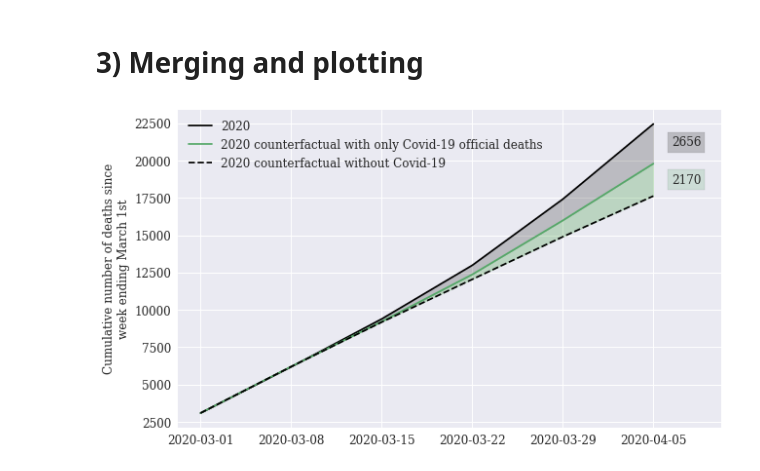
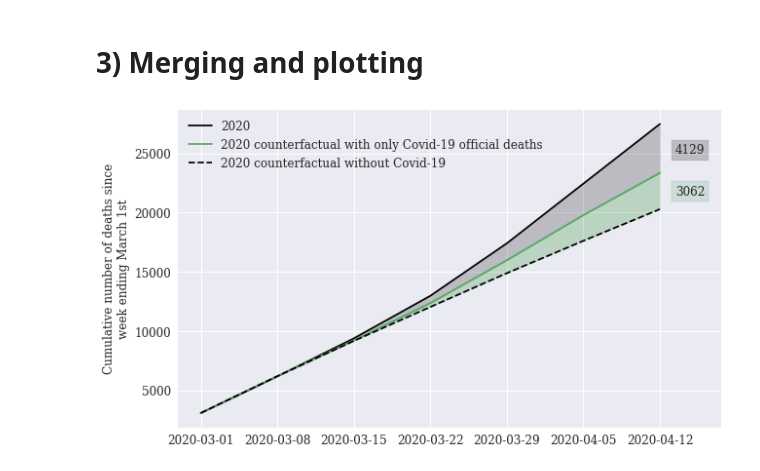
Before and after one commit to sebastianhohmann/covid19_total_death, a Jupyter notebook: netherlands/ND_counterfactual.ipynb, the cells around one changed output. Cells and saved outputs as stored; diff of their text form; code cells hidden in the pictures.

```diff
--- a/netherlands/ND_counterfactual.ipynb
+++ b/netherlands/ND_counterfactual.ipynb
@@ -177,18 +161,15 @@ df = df[~pd.isnull(df['2020'])].reset_index(drop=True).copy(deep=True)
 
 https://www.cbs.nl/nl-nl/nieuws/2020/15/sterfte-neemt-verder-toe
 # %%
-consist = pd.read_csv('./total_death/table_tabel-a9ca1888-20b4-4086-8bee-083422a60e98.csv')
+consist = pd.read_csv('./total_death/table_tabel-92cc6968-d135-414b-99dd-8a9ff5e7a8b9.csv')
 # %%
-consist = consist.iloc[:14,1:]
+consist = consist.iloc[:15,1:]
 cols = ['c_{}'.format(yr) for yr in range(2017, 2021)]
 consist.columns = cols
-consist['week'] = np.arange(1,15)
+consist['week'] = np.arange(1,16)
 consist = consist[['week'] + cols]
 # %%
-df = pd.merge(df, consist, on='week', how='inner')
+df = pd.merge(df, consist, on='week', how='right')
 for yr in range(2017, 2021):
     df['d_{}'.format(yr)] = df['{}'.format(yr)] - df['c_{}'.format(yr)]
-    del df['c_{}'.format(yr)]
-# df
-for yr in range(2017, 2021):
-    del df['d_{}'.format(yr)]
+df
@@ -195,3 +193,10 @@ for yr in range(2017, 2021):
+# %%
+for yr in range(2017, 2020):
+    del df['c_{}'.format(yr)]
+for yr in range(2017, 2021):
+    del df['d_{}'.format(yr)]
+del df['2020']
+df.columns = ['week'] + ['{}'.format(yr) for yr in range(2015, 2021)]
 # %% [markdown]
 ## 1.3) Constructing countefactual
 # %% [markdown]
@@ -278,37 +283,37 @@ ax.plot(df.index,
         label='2020 counterfactual without Covid-19',
         color='black',
         linestyle = '--')
 
-ax.set_xticks(df.index[[0,1,2,3,4,5]])
+ax.set_xticks(df.index[[0,1,2,3,4,5,6]])
 ax.fill_between(df.index, df['cs_2020'], df['counterfactual_2020_covid'], color='black', alpha='0.2')
 ax.fill_between(df.index, df['counterfactual_2020_covid'], df['counterfactual'], color='green', alpha='0.2')
 
 ax.set_ylabel('Cumulative number of deaths since\nweek ending March 1st',size=12)
 ax.tick_params(axis='both', which='major', labelsize=12)
 
 ax.legend(loc='upper left',
           fontsize=12)
 
 plot_margin = 0.5
 
 x0, x1, y0, y1 = plt.axis()
 plt.axis((x0,
           x1 + plot_margin,
           y0,
           y1))
 
-plt.text(5.2, 18500, '{}'.format(int(round(df.iloc[-1, 2] - df.iloc[-1, 1]))),
+plt.text(6.2, 21500, '{}'.format(int(round(df.iloc[-1, 2] - df.iloc[-1, 1]))),
          bbox=dict(facecolor=palette[1], alpha=0.2), size=12)
 
 
-plt.text(5.2, 21000, '{}'.format(int(round(df.iloc[-1, 0] - df.iloc[-1, 2]))),
+plt.text(6.2, 25000, '{}'.format(int(round(df.iloc[-1, 0] - df.iloc[-1, 2]))),
          bbox=dict(facecolor='black', alpha=0.2), size=12)
 
 plt.show()
 
 f.savefig('_netherlands.pdf', bbox_inches='tight', dpi=100)
 # %% [output]
-[figure, old version]
+[figure, new version]
 # %%
 print('Official covid-deaths: {} = green - dashed black'.format(round(df.iloc[-1, 2] - df.iloc[-1, 1])))
 print('Excess deaths: {} = solid black - dashed black'.format(round(df.iloc[-1, 0] - df.iloc[-1, 1])))
```
Also changed, not shown: parts of 4 cells of this notebook, 7 other files.
